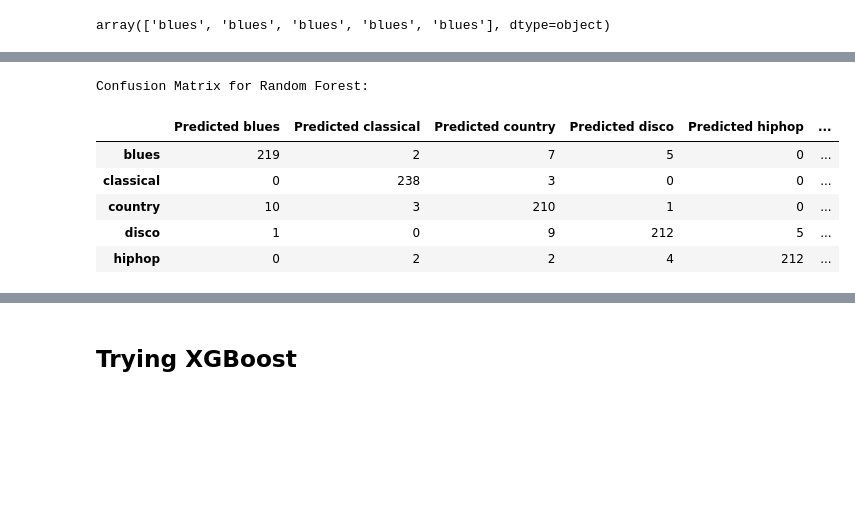
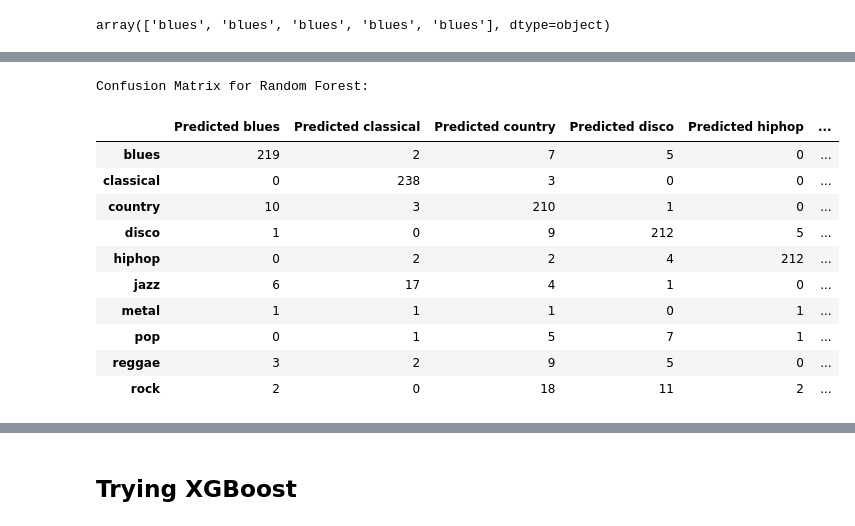
Before and after one commit to mascee/Music_Project, a Jupyter notebook: ML_Olga.ipynb, the cells around one changed output, grey strips where cells are left out. Drawn from its saved outputs; the diff is of its cells as text; code cells hidden in the pictures; blank space fills up the shorter version.

```diff
--- a/ML_Olga.ipynb
+++ b/ML_Olga.ipynb
@@ -100,4 +90,4 @@ X_test_scaled = X_scaler.transform(X_test)
 rf_model = RandomForestClassifier(n_estimators=500, random_state=42)
 # %%
 # Fitting the model
-rf_model = rf_model.fit(X_train_scaled, y_train)
+rf_model = rf_model.fit(X_train, y_train)
@@ -106,0 +94,2 @@ predictions = rf_model.predict(X_test_scaled)
+# %%
+y_pred = rf_model.predict(X_test)
@@ -107,20 +115,25 @@ predictions = rf_model.predict(X_test_scaled)
 # %%
-# Calculate confusion matrix
-cm = confusion_matrix(y_test, predictions)
+# Calculate confusion matrix. AI helped me to modify confusion matrix from my original
+cm = confusion_matrix(y_test, y_pred)
 
 # Use unique class labels for the confusion matrix
-class_labels = sorted(set(y_test))
+class_labels = sorted(set(y))
 cm_df = pd.DataFrame(cm, index=[f"{label}" for label in class_labels],
                          columns=[f"Predicted {label}" for label in class_labels])
 
 # Confusion matrix
 print("Confusion Matrix for Random Forest:")
-cm_df.head()
+cm_df.head(11)
 # %% [output]
 Confusion Matrix for Random Forest:
 |  | Predicted blues | Predicted classical | Predicted country | Predicted disco | Predicted hiphop | ... |
 | blues | 219 | 2 | 7 | 5 | 0 | ... |
 | classical | 0 | 238 | 3 | 0 | 0 | ... |
 | country | 10 | 3 | 210 | 1 | 0 | ... |
 | disco | 1 | 0 | 9 | 212 | 5 | ... |
 | hiphop | 0 | 2 | 2 | 4 | 212 | ... |
+| jazz | 6 | 17 | 4 | 1 | 0 | ... |
+| metal | 1 | 1 | 1 | 0 | 1 | ... |
+| pop | 0 | 1 | 5 | 7 | 1 | ... |
+| reggae | 3 | 2 | 9 | 5 | 0 | ... |
+| rock | 2 | 0 | 18 | 11 | 2 | ... |
```
Also changed, not shown: parts of 21 cells of this notebook, 4 other files.
